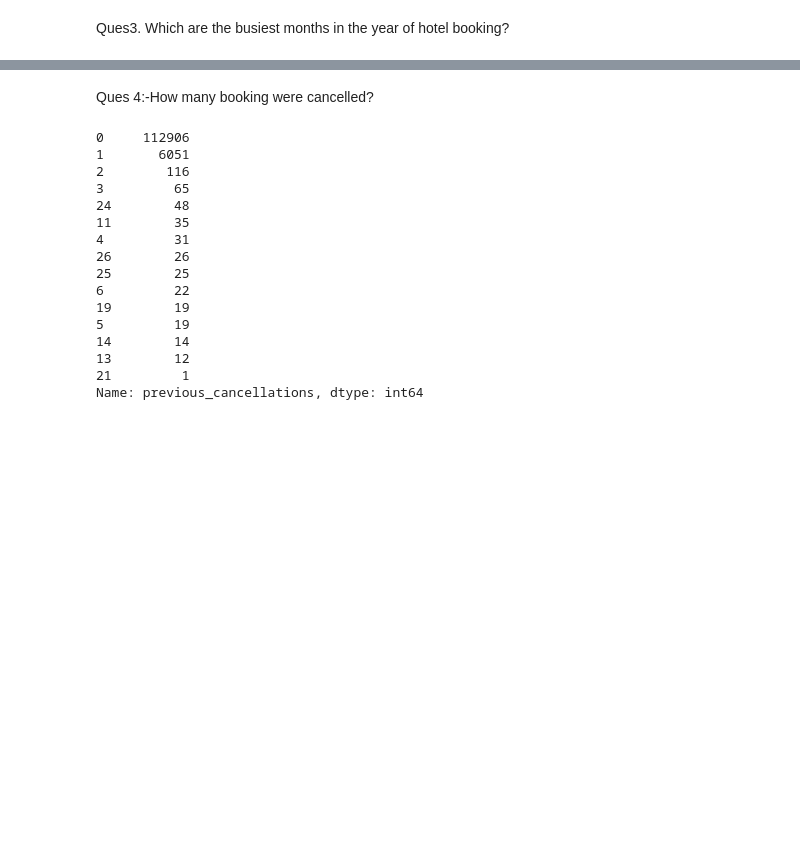
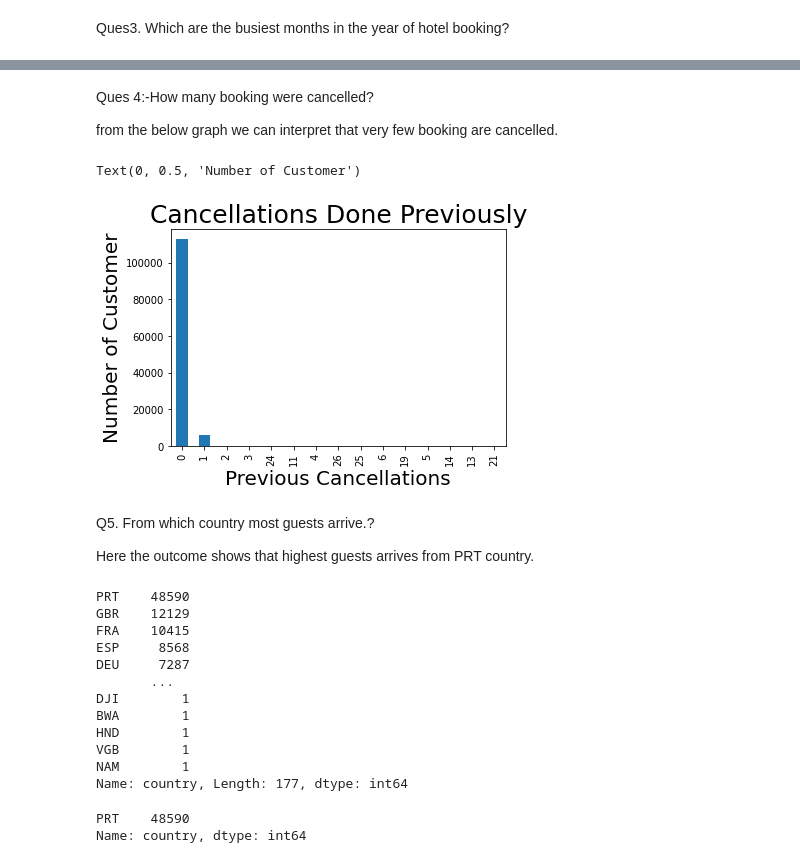
Before and after one commit to Aditi-jainn/Exploratory_data_analysis, a Jupyter notebook: Hotel_analysis.ipynb, the cells around one changed output, grey strips where cells are left out. Drawn from its saved outputs; the diff is of its cells as text; code cells hidden in the pictures; blank space fills up the shorter version.

```diff
--- a/Hotel_analysis.ipynb
+++ b/Hotel_analysis.ipynb
@@ -78,21 +158,36 @@ df.groupby('hotel').arrival_date_year.value_counts().unstack(0).plot.bar()
 # %% [markdown]
 Ques 4:-How many booking were cancelled?
+
+from the below graph we can interpret that very few booking are cancelled.
+# %%
+df['previous_cancellations'].value_counts().plot(kind='bar')
+plt.title('Cancellations Done Previously', fontsize =25)
+plt.xlabel('Previous Cancellations', fontsize= 20)
+plt.ylabel('Number of Customer', fontsize= 20)
+# %% [output]
+Text(0, 0.5, 'Number of Customer')
+[figure, added]
+# %% [markdown]
+Q5. From which country most guests arrive.?
+
+ Here the outcome shows that highest guests arrives from PRT country.
 # %%
-df.previous_cancellations.value_counts()
+df['country'].value_counts()
 # %% [output]
-0     112906
-1       6051
-2        116
-3         65
-24        48
-11        35
-4         31
-26        26
-25        25
-6         22
-19        19
-5         19
-14        14
-13        12
-21         1
-Name: previous_cancellations, dtype: int64
+PRT    48590
+GBR    12129
+FRA    10415
+ESP     8568
+DEU     7287
+       ...
+DJI        1
+BWA        1
+HND        1
+VGB        1
+NAM        1
+Name: country, Length: 177, dtype: int64
+# %%
+df['country'].value_counts(ascending = False)[:1]
+# %% [output]
+PRT    48590
+Name: country, dtype: int64
```
Also changed, not shown: parts of 25 cells of this notebook.
